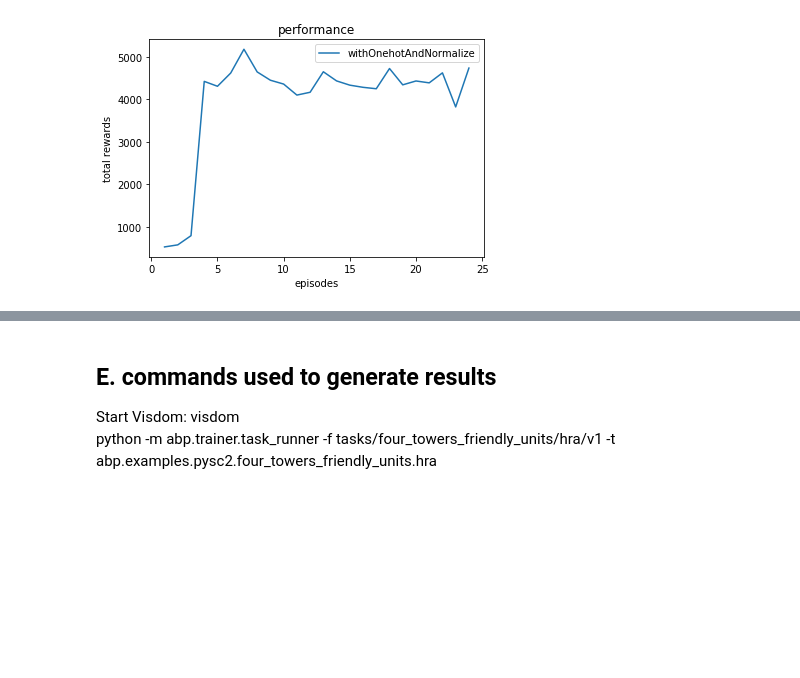
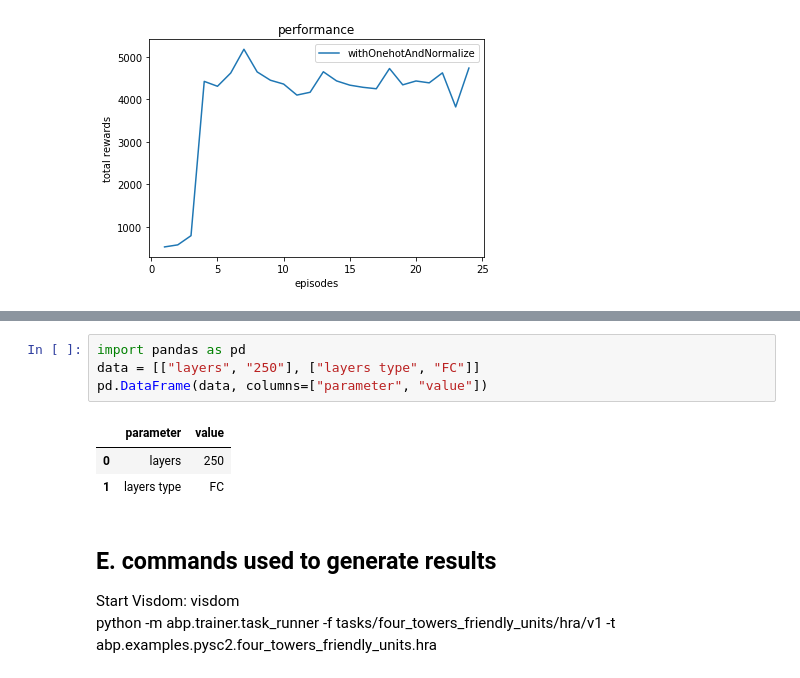
Before and after one commit to osu-xai/xai-docs, a Jupyter notebook: notebooks/FETowersTfHfPf.ipynb, the cells around one changed output, grey strips where cells are left out. Cells and saved outputs as stored; diff of their text form; blank space fills up the shorter version.

```diff
--- a/notebooks/FETowersTfHfPf.ipynb
+++ b/notebooks/FETowersTfHfPf.ipynb
@@ -76,3 +131,11 @@ neuros network:
+# %%
+import pandas as pd
+data = [["layers", "250"], ["layers type", "FC"]]
+pd.DataFrame(data, columns=["parameter", "value"])
+# %% [output]
+|  | parameter | value |
+| 0 | layers | 250 |
+| 1 | layers type | FC |
 # %% [markdown]
 E. commands used to generate results
 ------------------------------------
```
Also changed, not shown: parts of 2 cells of this notebook.
